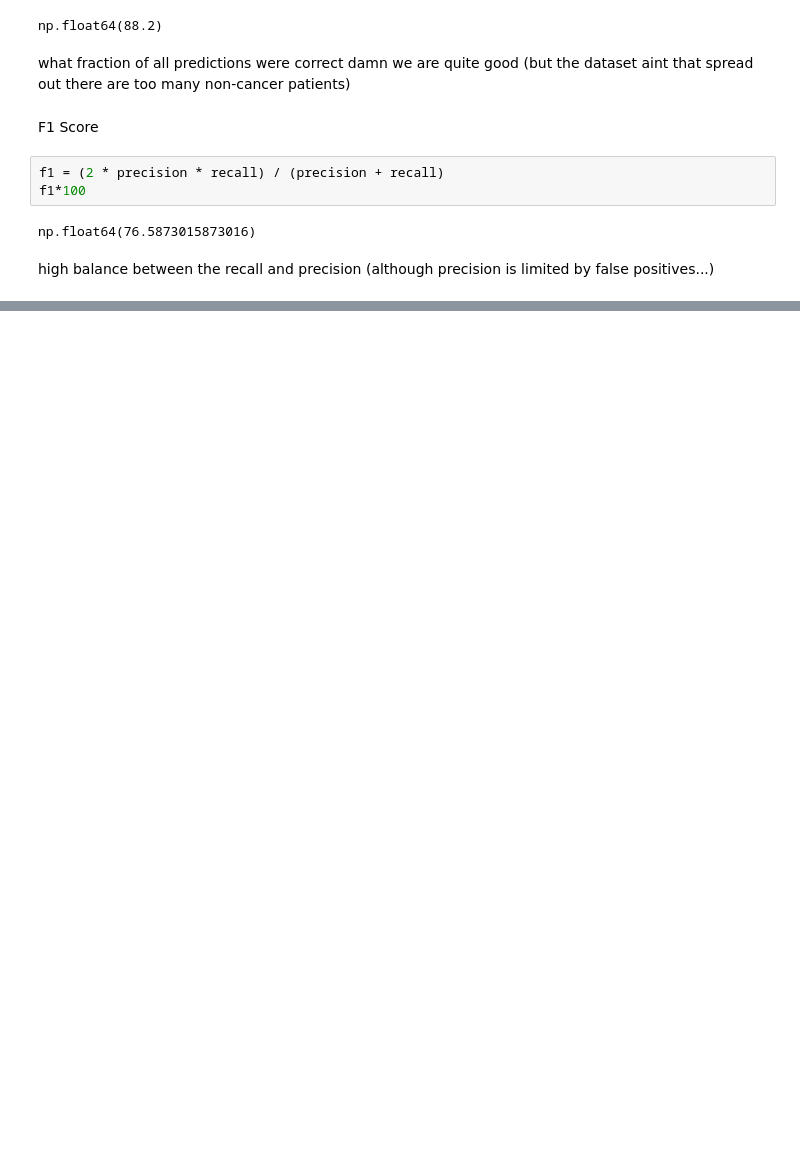
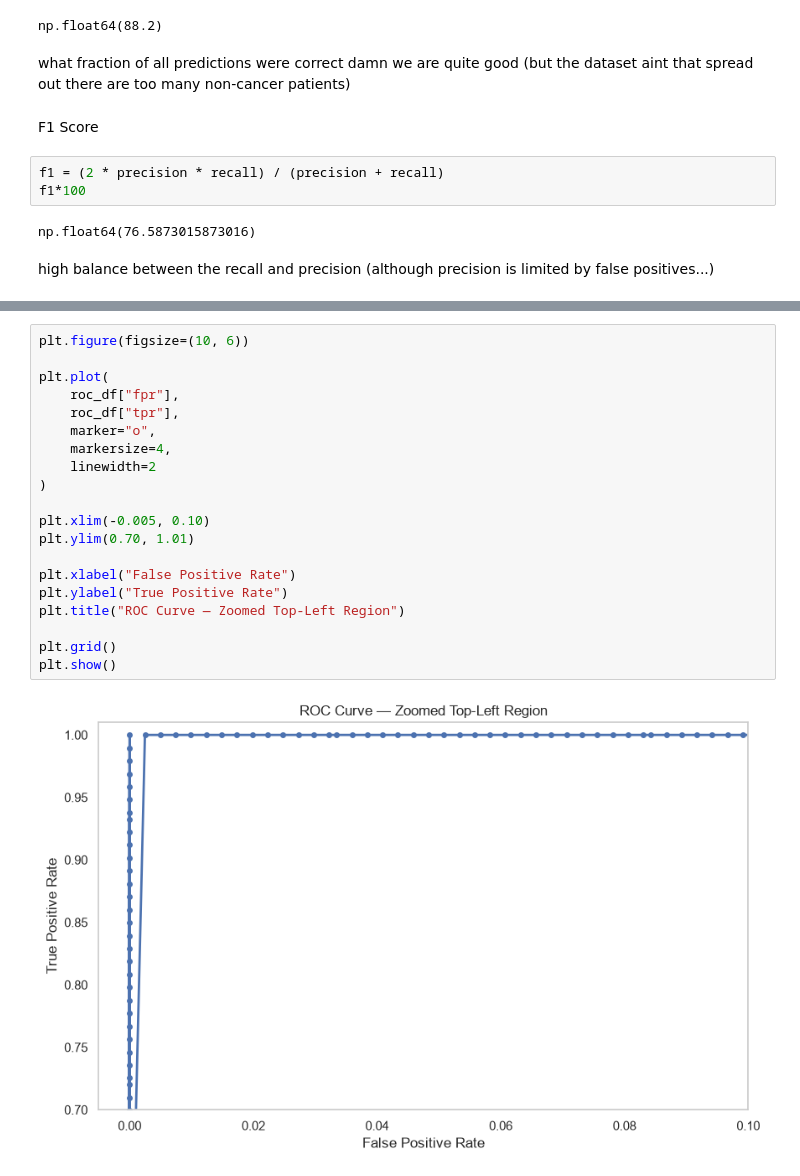
Before and after one commit to DanShaul/cv-part2-cancer, a Jupyter notebook: exercise_sol.ipynb, the cells around one changed output, grey strips where cells are left out. Drawn from its saved outputs; the diff is of its cells as text; blank space fills up the shorter version.

```diff
--- a/exercise_sol.ipynb
+++ b/exercise_sol.ipynb
@@ -170,0 +380,22 @@ high balance between the recall and precision (although precision is limited by
+# %%
+plt.figure(figsize=(10, 6))
+
+plt.plot(
+    roc_df["fpr"],
+    roc_df["tpr"],
+    marker="o",
+    markersize=4,
+    linewidth=2
+)
+
+plt.xlim(-0.005, 0.10)
+plt.ylim(0.70, 1.01)
+
+plt.xlabel("False Positive Rate")
+plt.ylabel("True Positive Rate")
+plt.title("ROC Curve — Zoomed Top-Left Region")
+
+plt.grid()
+plt.show()
+# %% [output]
+[figure, added]
```
Also changed, not shown: parts of 20 cells of this notebook.
